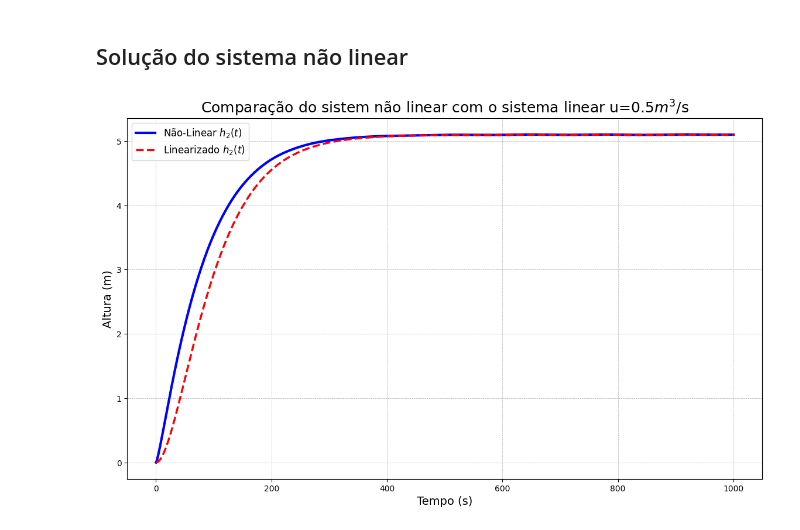
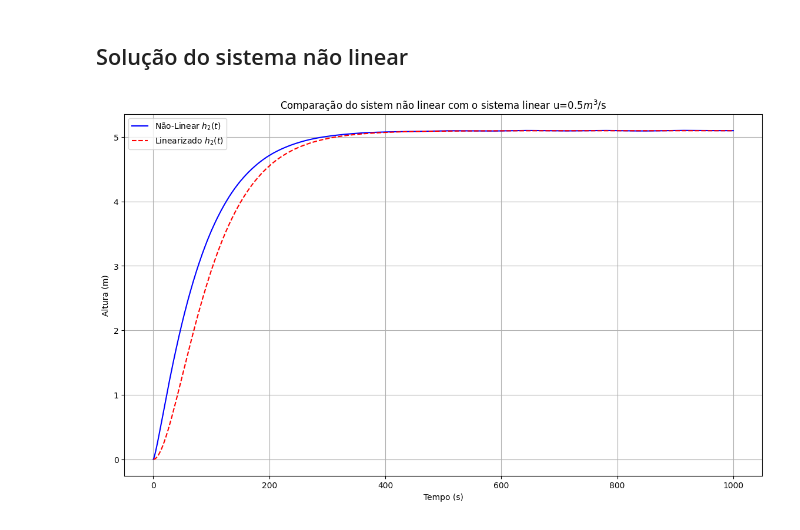
Before and after one commit to Daviipontes/ProjectWork-, a Jupyter notebook: CodigosTask1/task1.ipynb, the cells around one changed output. Drawn from its saved outputs; the diff is of its cells as text; code cells hidden in the pictures.

```diff
--- a/CodigosTask1/task1.ipynb
+++ b/CodigosTask1/task1.ipynb
@@ -16,7 +16,7 @@ A2 = 2.0
 # %%
 u_bar = 0.5
 h1_bar = u_bar**2 / (2 * g * a1**2)
-h2_bar = u_bar**2 / (2 * g * a2**2)
+h2_bar = h2_bar = (a1/a2)**2 * h1_bar
 x_bar = np.array([h1_bar, h2_bar])
 # %% [markdown]
 ## Matriz do sistema linearizado
@@ -65,13 +65,13 @@ t_linear, delta_y, delta_x_out = signal.lsim(
 h2_linear = h2_bar + delta_y
 # %%
 plt.figure(figsize=(14, 8))
-plt.plot(t_eval, h2_nonlinear, label='Não-Linear $h_2(t)$', color='blue', linewidth=3)
-plt.plot(t_linear, h2_linear, label='Linearizado $h_2(t)$', color='red', linestyle='--', linewidth=2.5)
-plt.title('Comparação do sistem não linear com o sistema linear u=0.5$m^3/$s', fontsize=18)
-plt.xlabel('Tempo (s)', fontsize=14)
-plt.ylabel('Altura (m)', fontsize=14)
-plt.legend(fontsize=12)
-plt.grid(True, which='both', linestyle='--', linewidth=0.5)
+plt.plot(t_eval, h2_nonlinear, label='Não-Linear $h_2(t)$', color='blue')
+plt.plot(t_linear, h2_linear, label='Linearizado $h_2(t)$', color='red', linestyle='--')
+plt.title('Comparação do sistem não linear com o sistema linear u=0.5$m^3/$s')
+plt.xlabel('Tempo (s)')
+plt.ylabel('Altura (m)')
+plt.legend()
+plt.grid(True)
 plt.show()
 # %% [output]
-[figure, old version]
+[figure, new version]
```
Also changed, not shown: parts of 1 cell of this notebook, 2 other files.
